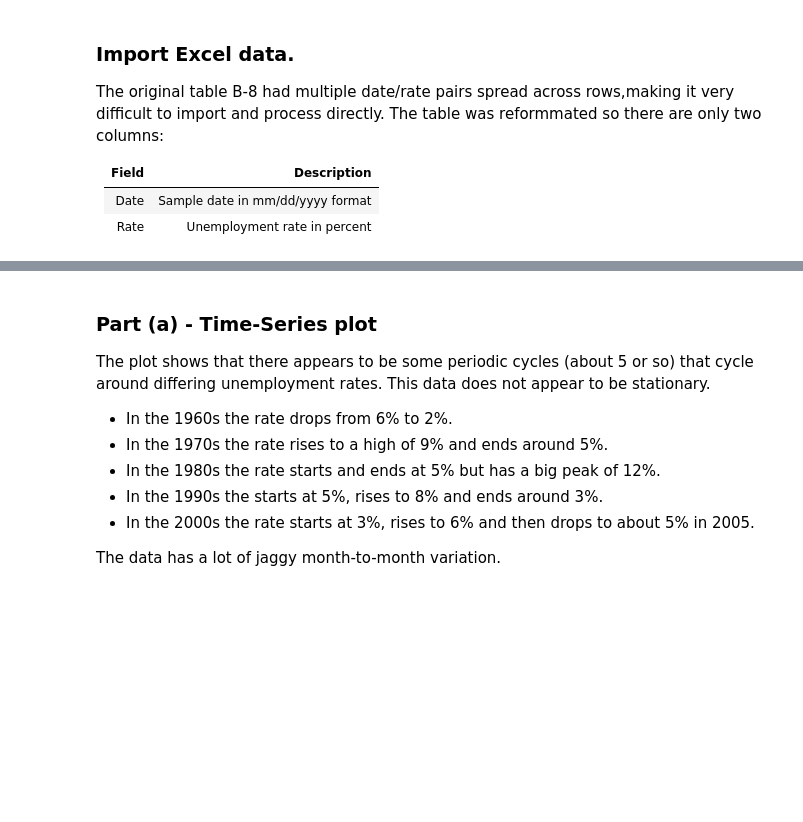
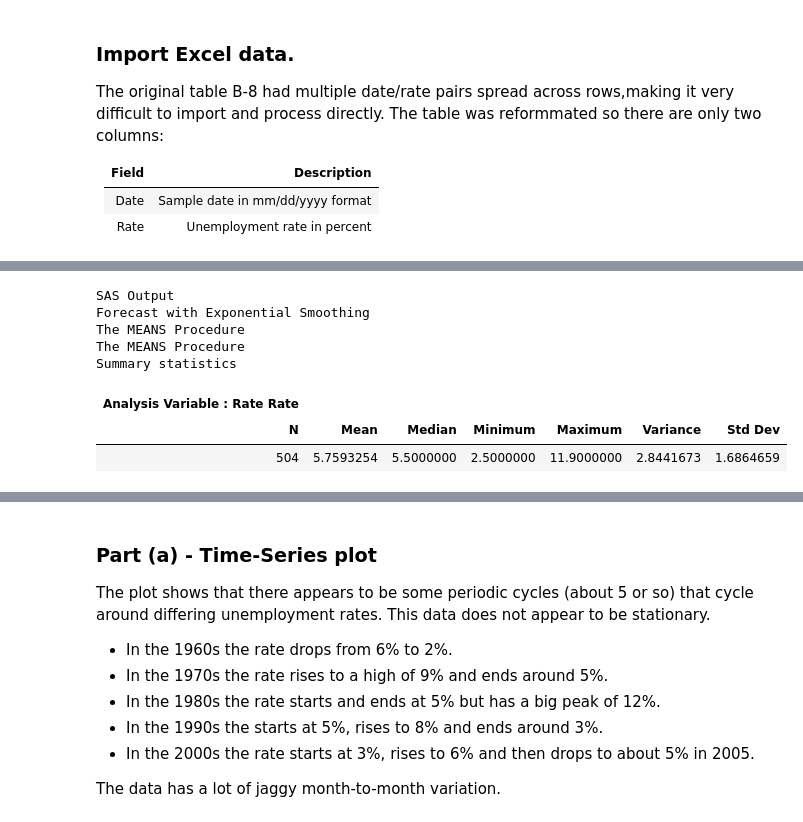
Before and after one commit to DotMish/stat672, a Jupyter notebook: problem4-23.ipynb, the cells around one changed output, grey strips where cells are left out. Saved outputs shown, nothing was run; the diff lists cells and outputs as text; code cells hidden in the pictures; blank space fills up the shorter version.

```diff
--- a/problem4-23.ipynb
+++ b/problem4-23.ipynb
@@ -26,0 +34,19 @@ proc import out=Unemployment
+# %%
+proc means data=Unemployment
+  n
+  mean
+  median
+  min  max
+  var std;
+
+  var Rate;
+run;
+# %% [output]
+SAS Output
+Forecast with Exponential Smoothing
+The MEANS Procedure
+The MEANS Procedure
+Summary statistics
+| Analysis Variable : Rate Rate |  |  |  |  |  |  |
+| N | Mean | Median | Minimum | Maximum | Variance | Std Dev |
+| 504 | 5.7593254 | 5.5000000 | 2.5000000 | 11.9000000 | 2.8441673 | 1.6864659 |
```
Also changed, not shown: parts of 14 cells of this notebook.
